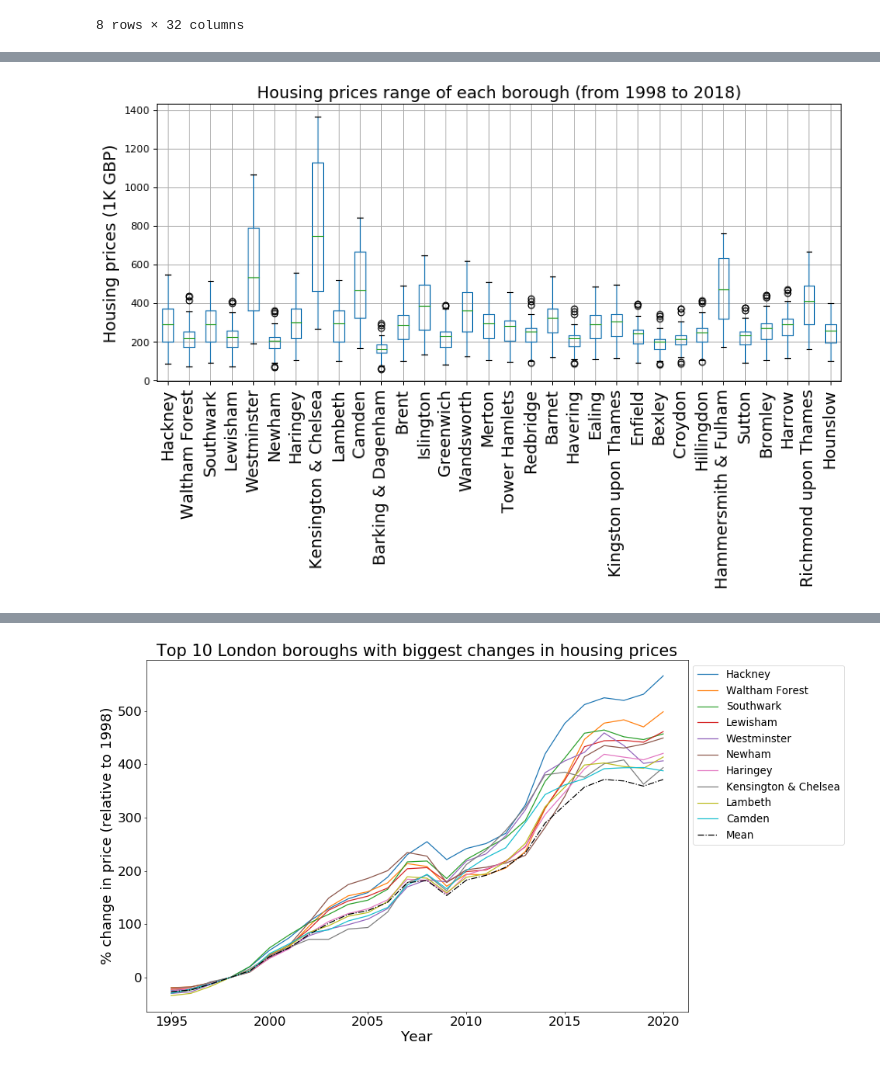
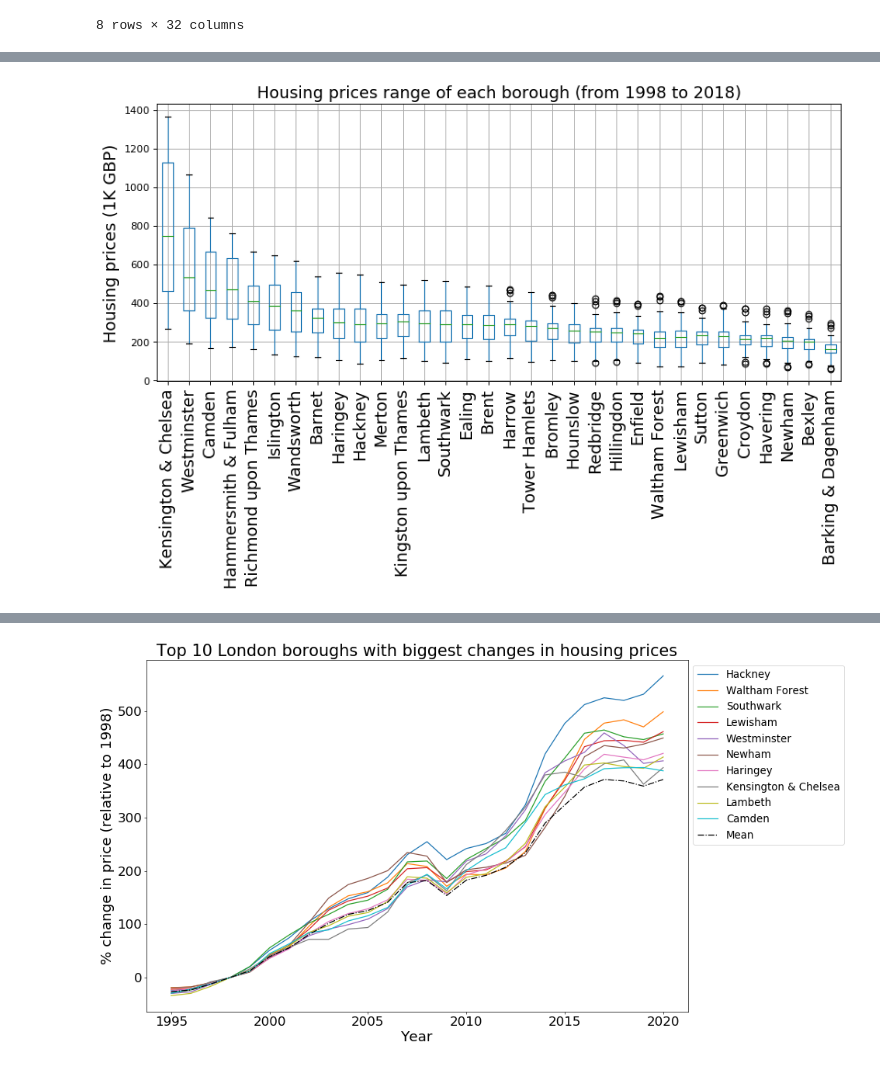
Before and after one commit to mendyhsu/Springboard, a Jupyter notebook: Unit4_3_CaseStudy/Unit 4 Challenge - Tier 3.ipynb, the cells around one changed output, grey strips where cells are left out. Drawn from its saved outputs; the diff is of its cells as text; code cells hidden in the pictures.

```diff
--- a/Unit4_3_CaseStudy/Unit 4 Challenge - Tier 3.ipynb
+++ b/Unit4_3_CaseStudy/Unit 4 Challenge - Tier 3.ipynb
@@ -440,3 +440,7 @@ Bear in mind: you don't have to write a function like this if you don't want to.
 # ax.tick_params(axis='both', which='major', labelsize=16)
 # ax.tick_params(axis='both', which='minor', labelsize=16)
 # plt.show()
+# %%
+# The mean housing price (averaged over years) of each borough
+sort_by_mean_price = df_borough_by_year.T.mean().sort_values(ascending=False)
+sort_by_mean_price
@@ -569,12 +573,16 @@ dtype: float64
 # %%
+borough_name_list = list(sort_by_mean_price.index.values)
+
 fig = plt.figure(figsize=(12, 5), dpi=80)
-(0.001*df_borough_by_year).T.loc[1998:2018,sort_by_price_change].boxplot()
+#(0.001*df_borough_by_year).T.loc[1998:2018,sort_by_price_change].boxplot()
+(0.001*df_borough_by_year).T.loc[1998:2018,borough_name_list].boxplot()
 plt.title('Housing prices range of each borough (from 1998 to 2018)', fontsize=16)
 plt.ylabel('Housing prices (1K GBP)', fontsize=16)
 plt.xticks(rotation=90, fontsize=16)
+#plt.savefig('PriceRange_by_borough.png',dpi=80,pad_inches=0.1, bbox_inches='tight')
 plt.show()
 # %% [output]
-[figure, old version]
+[figure, new version]
 # %%
 # Prepaering the table for showing "Percentage changes in price VS Time"
 price_change_unind = price_change.reset_index()
```
Also changed, not shown: parts of 11 cells of this notebook.
